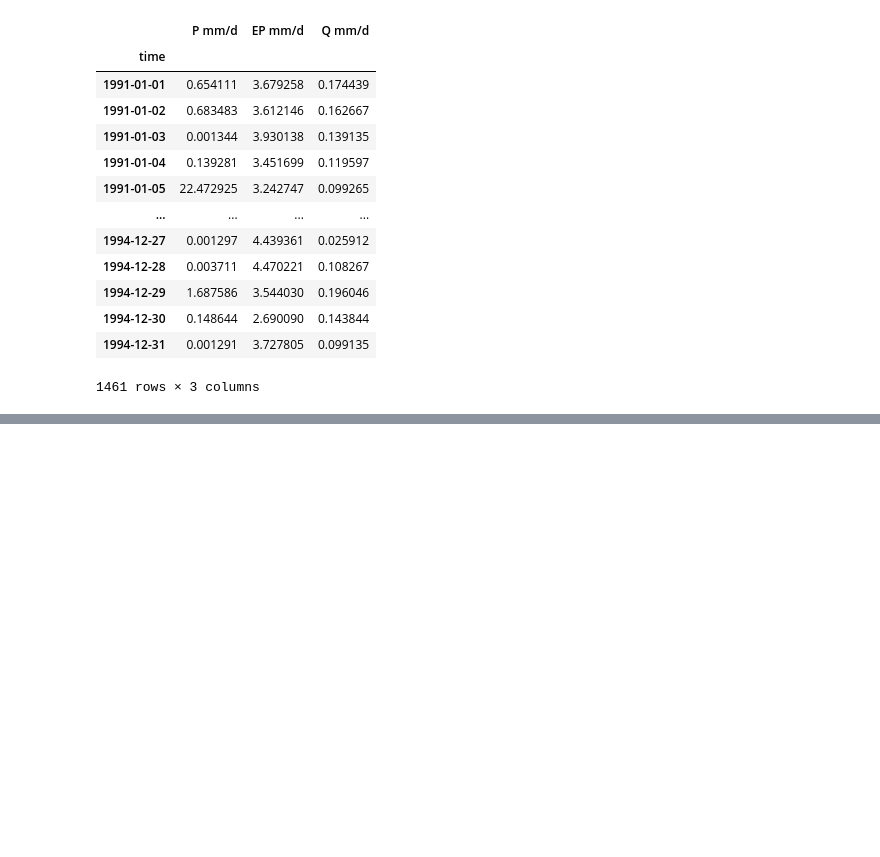
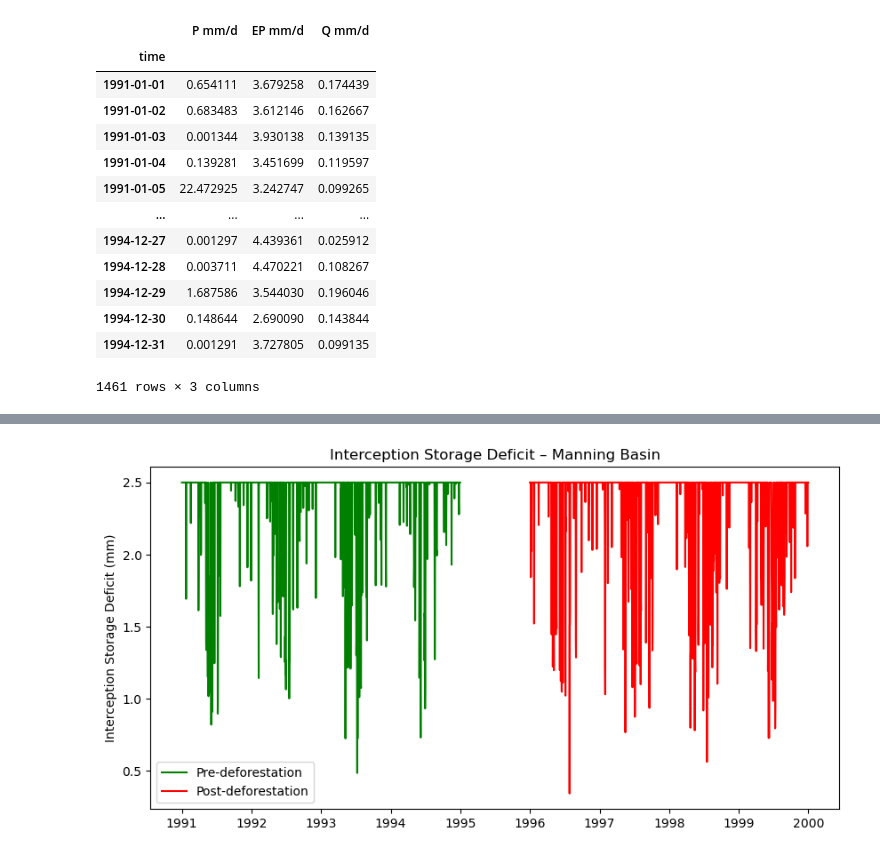
Before and after one commit to eWaterCycle/teaching-materials, a Jupyter notebook: book/exercise_journal_ann_laura/2_processes_vegetation.ipynb, the cells around one changed output, grey strips where cells are left out. Saved outputs shown, nothing was run; the diff lists cells and outputs as text; code cells hidden in the pictures; blank space fills up the shorter version.

```diff
--- a/book/exercise_journal_ann_laura/2_processes_vegetation.ipynb
+++ b/book/exercise_journal_ann_laura/2_processes_vegetation.ipynb
@@ -85,0 +254,12 @@ c_pre_deforestation
+# %%
+#plot storage deficit per year for pre and post deforestation
+plt.figure(figsize=(10,5))
+Si_max = 2.5  # mm
+plt.plot(c_pre_deforestation.index, Si_max - c_pre_deforestation["Si mm"], label="Pre-deforestation", color="green")
+plt.plot(c_post_deforestation.index, Si_max - c_post_deforestation["Si mm"], label="Post-deforestation", color="red")
+plt.ylabel("Interception Storage Deficit (mm)")
+plt.title("Interception Storage Deficit – Manning Basin")
+plt.legend()
+plt.show()
+# %% [output]
+[figure, added]
```
Also changed, not shown: parts of 17 cells of this notebook.
